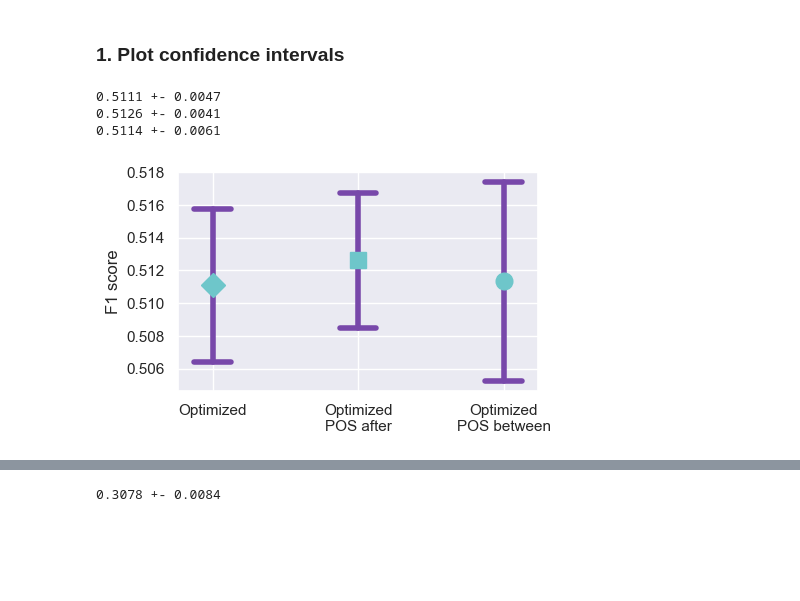
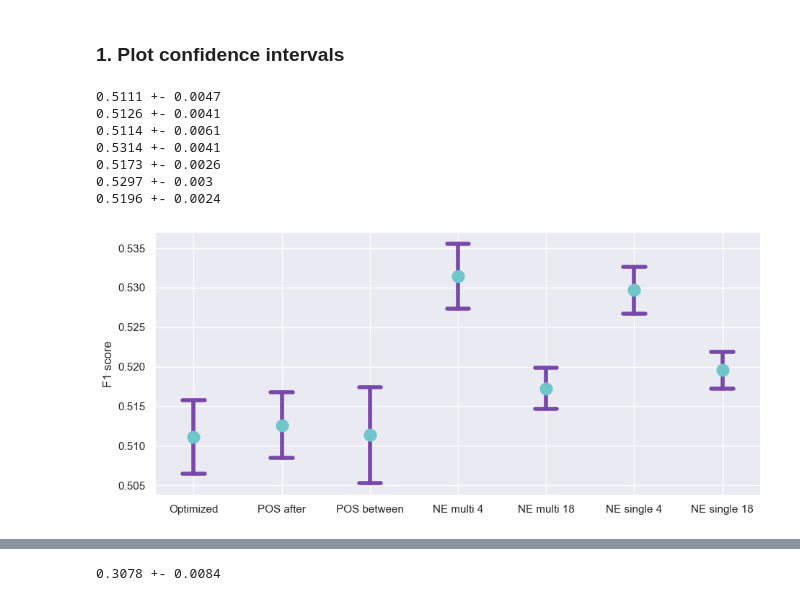
Before and after one commit to CristinaRacovita/tiny-bert-qa-enhancement, a Jupyter notebook: notebooks/data_analysis/analyze_results.ipynb, the cells around one changed output, grey strips where cells are left out. Saved outputs shown, nothing was run; the diff lists cells and outputs as text; code cells hidden in the pictures; blank space fills up the shorter version.

```diff
--- a/notebooks/data_analysis/analyze_results.ipynb
+++ b/notebooks/data_analysis/analyze_results.ipynb
@@ -13,7 +13,7 @@ matplotlib.rcParams.update({'font.size': 24})
 ### 1. Plot confidence intervals
 # %%
 def plot_confidence_interval(x, values, z=1.96, color='#7848aa', horizontal_line_width=0.25):
-    marker = ['8', 'D', 's', 'o'][x]
+    marker = 'o'
 
     mean = np.array(values).mean() / 100
     stdev = np.array(values).std() / 100
@@ -30,14 +30,19 @@ def plot_confidence_interval(x, values, z=1.96, color='#7848aa', horizontal_line
     plt.plot([left, right], [bottom, bottom], color=color, linewidth=4)
     plt.plot(x, mean, marker, color='#6ec6ca', markersize=12)
 # %%
-def plot_save_conf_intervals(optimized, optimized_pos_after, optimized_pos_between, metric):
+def plot_save_conf_intervals(optimized, pos_after, pos_between, ner_span_multi_4, ner_span_multi_18, ner_span_single_4, ner_span_single_18, metric):
     fig, _ = plt.subplots(1, 1)
-    fig.set_size_inches(6, 3)
+    fig.set_size_inches(14, 5)
 
     plot_confidence_interval(1, optimized)
-    plot_confidence_interval(2, optimized_pos_after)
-    plot_confidence_interval(3, optimized_pos_between)
-    plt.xticks([1, 2, 3], ['Optimized', 'Optimized\nPOS after', 'Optimized\nPOS between'])
+    plot_confidence_interval(2, pos_after)
+    plot_confidence_interval(3, pos_between)
+    plot_confidence_interval(4, ner_span_multi_4)
+    plot_confidence_interval(5, ner_span_multi_18)
+    plot_confidence_interval(6, ner_span_single_4)
+    plot_confidence_interval(7, ner_span_single_18)
+
+    plt.xticks([1, 2, 3, 4, 5, 6, 7], ['Optimized', 'POS after', 'POS between', 'NE multi 4', 'NE multi 18', 'NE single 4', 'NE single 18'])
     plt.ylabel(metric)
     plt.gcf().subplots_adjust(bottom=0.15)
     plt.gcf().subplots_adjust(left=0.3)
@@ -57,37 +62,85 @@ optimized_f1 = [
     50.533516465486784,
     52.29316611221431,
 ]
 
-optimized_pos_after_f1 = [
+pos_after_f1 = [
     51.143967942042046,
     50.3134893696982,
     52.318787171417185,
     51.90957153003525,
     50.52611924176544,
     50.548495974497044,
     50.76817621634348,
     51.950874542821275,
     51.47832121278975,
     51.65308839025629,
 ]
 
-optimized_pos_between_f1 = [51.744496312359,
+pos_between_f1 = [51.744496312359,
     49.764857410254535,
     51.65137870982217,
     52.61583158131735,
     49.725061202408455,
     51.37011506794135,
     52.040626798228786,
     49.913414747398186,
     50.75019516934687,
     51.77622103018679]
 
-plot_save_conf_intervals(optimized_f1, optimized_pos_after_f1, optimized_pos_between_f1, "F1 score")
+ner_span_multi_4_f1 = [53.6626925198357,
+    52.95010448357747,
+    54.11099508617319,
+    53.74427738991441,
+    52.451115976441976,
+    52.47695342393622,
+    52.85003424657627,
+    53.64119152993251,
+    53.53235190296615,
+    51.9911468073631]
+
+ner_span_multi_18_f1 = [51.37354683748408,
+    51.816094005967074,
+    52.09405310397109,
+    52.100118404081655,
+    50.854274641531376,
+    51.72124541426099,
+    51.181823635141264,
+    51.97014529781851,
+    52.01782430939559,
+    52.12663584899144]
+
+ner_span_single_4_f1 = [52.98698436877451,
+    53.40863730860058,
+    53.03571022454388,
+    52.65288007638057,
+    52.495574939697,
+    52.72381922543723,
+    52.990290493134175,
+    52.828653369173324,
+    52.409470165193994,
+    54.14755479999944]
+
+ner_span_single_18 = [51.6759137048828,
+    51.850401010512385,
+    51.901452940260576,
+    52.334706159591136,
+    51.622984093981174,
+    52.02571270277907,
+    52.812715789748445,
+    51.513290383904355,
+    51.62592722155357,
+    52.187097036299846]
+
+plot_save_conf_intervals(optimized_f1, pos_after_f1, pos_between_f1, ner_span_multi_4_f1, ner_span_multi_18_f1, ner_span_single_4_f1, ner_span_single_18, "F1 score")
 # %% [output]
 0.5111 +- 0.0047
 0.5126 +- 0.0041
 0.5114 +- 0.0061
+0.5314 +- 0.0041
+0.5173 +- 0.0026
+0.5297 +- 0.003
+0.5196 +- 0.0024
-[figure, old version]
+[figure, new version]
 # %%
 optimized_em = [
     36.773888363292336,
```
Also changed, not shown: parts of 5 cells of this notebook, 1 other file.
